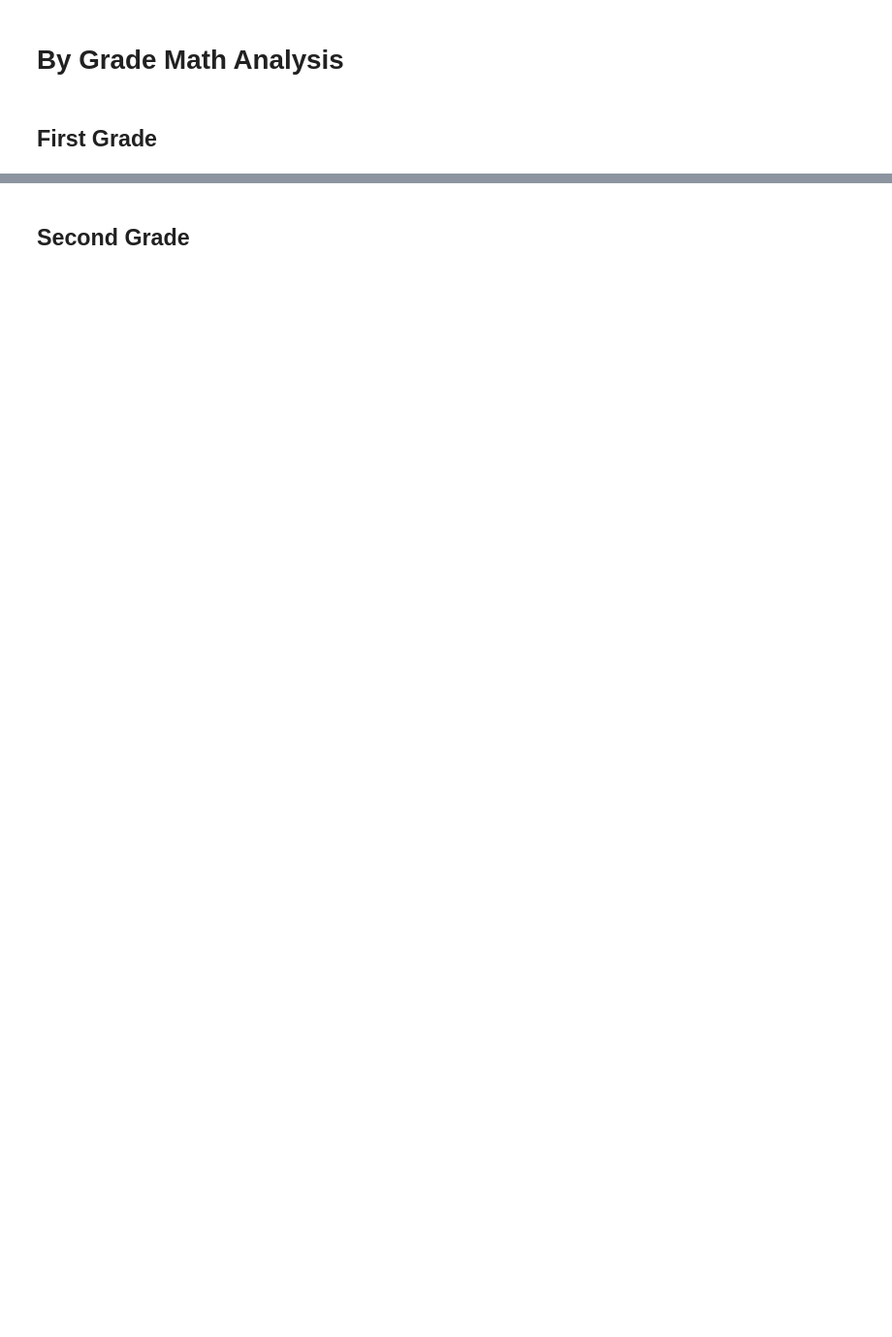
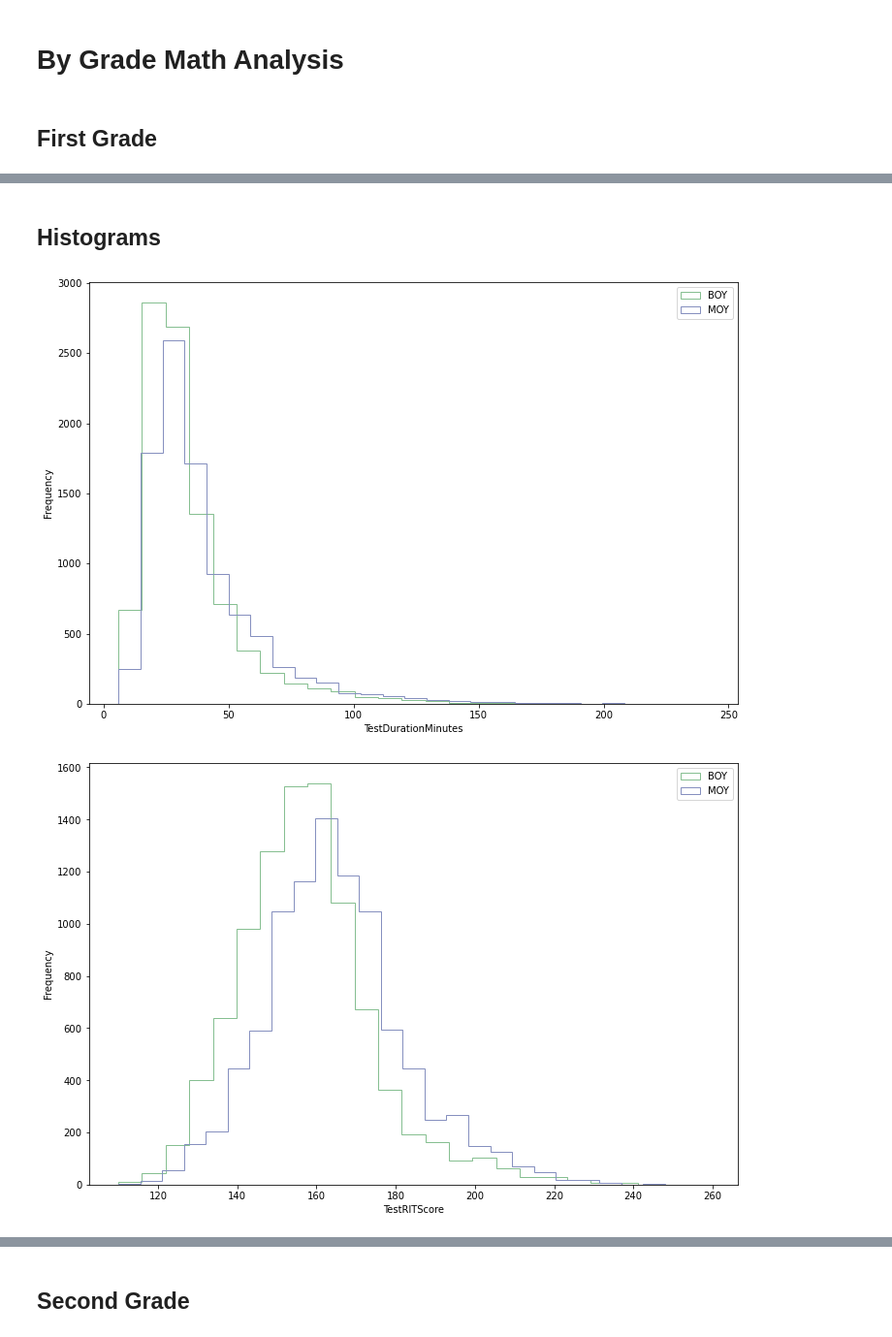
Before and after one commit to kristen770/MAP-Data-Analysis, a Jupyter notebook: MAP Score Analysis.ipynb, the cells around one changed output, grey strips where cells are left out. Shown at 97% size. Drawn from its saved outputs; the diff is of its cells as text; code cells hidden in the pictures; blank space fills up the shorter version.

```diff
--- a/MAP Score Analysis.ipynb
+++ b/MAP Score Analysis.ipynb
@@ -499,0 +667,10 @@ moy_first_math = moy.loc[(moy['Grade'] == 1) & (boy['Subject'] == 'Mathematics')
+# %% [markdown]
+## Histograms
+# %%
+#histogram
+for col in hist_columns:
+    historgram(boy_first_math, moy_first_math, col)
+    plt.show()
+# %% [output]
+[figure, added]
+[figure, added]
```
Also changed, not shown: parts of 42 cells of this notebook.
